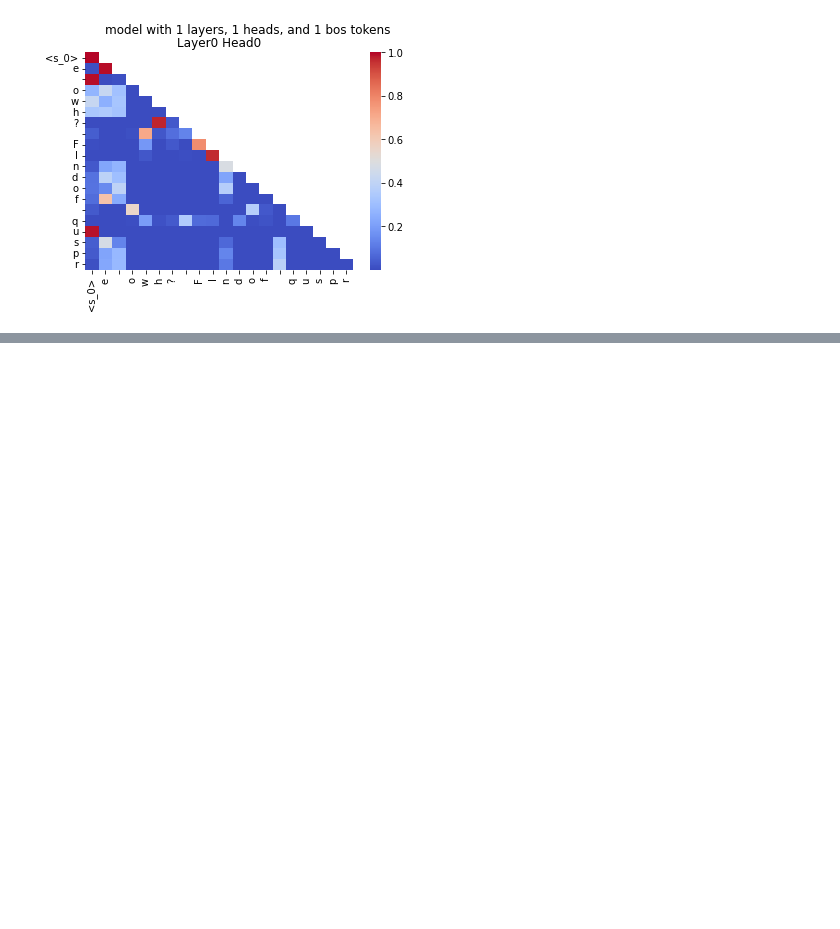
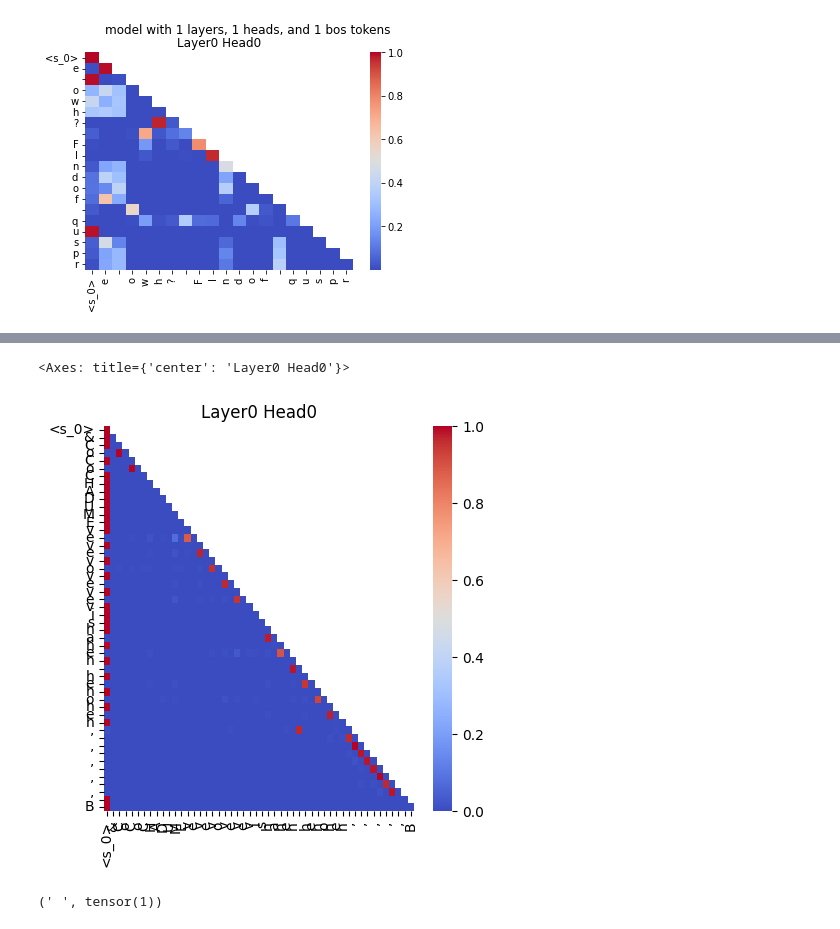
Before and after one commit to GuoTianYu2000/transformer-birth, a Jupyter notebook: plot_special.ipynb, the cells around one changed output, grey strips where cells are left out. Saved outputs shown, nothing was run; the diff lists cells and outputs as text; code cells hidden in the pictures; blank space fills up the shorter version.

```diff
--- a/plot_special.ipynb
+++ b/plot_special.ipynb
@@ -237,0 +359,14 @@ plt.show()
+# %%
+seq_len = 50
+seq_idx = 1
+text = ds.decode(x[seq_idx, :seq_len].numpy())
+step = str(4999)
+fig, ax = plt.subplots(figsize=(5, 5))
+plot_attns(cfg, ax, seq_idx, 0, 0, seq_len, outputs_list_steps[step], text)
+# %% [output]
+<Axes: title={'center': 'Layer0 Head0'}>
+[figure, added]
+# %%
+text[31], x[seq_idx, 31]
+# %% [output]
+(' ', tensor(1))
```
Also changed, not shown: parts of 23 cells of this notebook, 1 other file.
